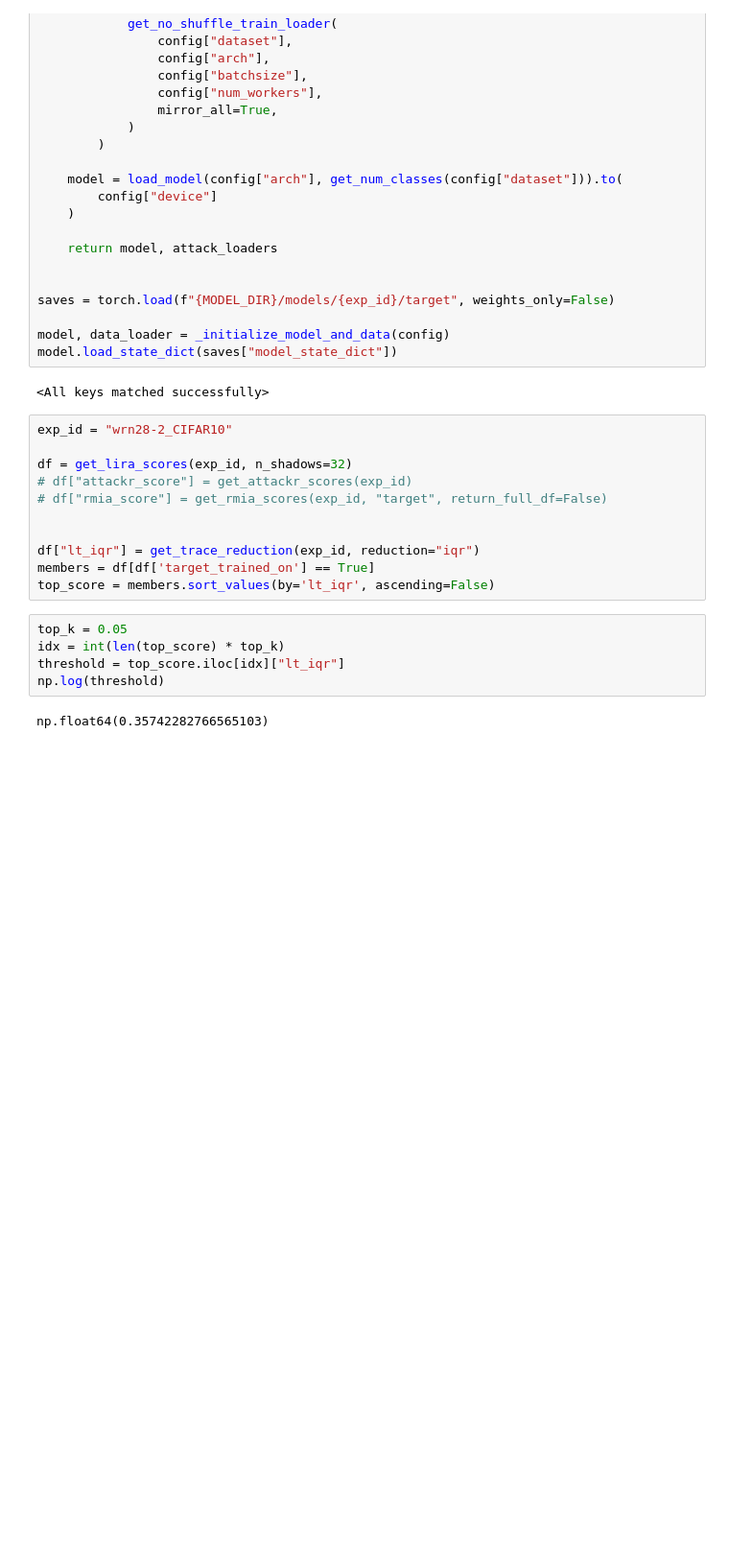
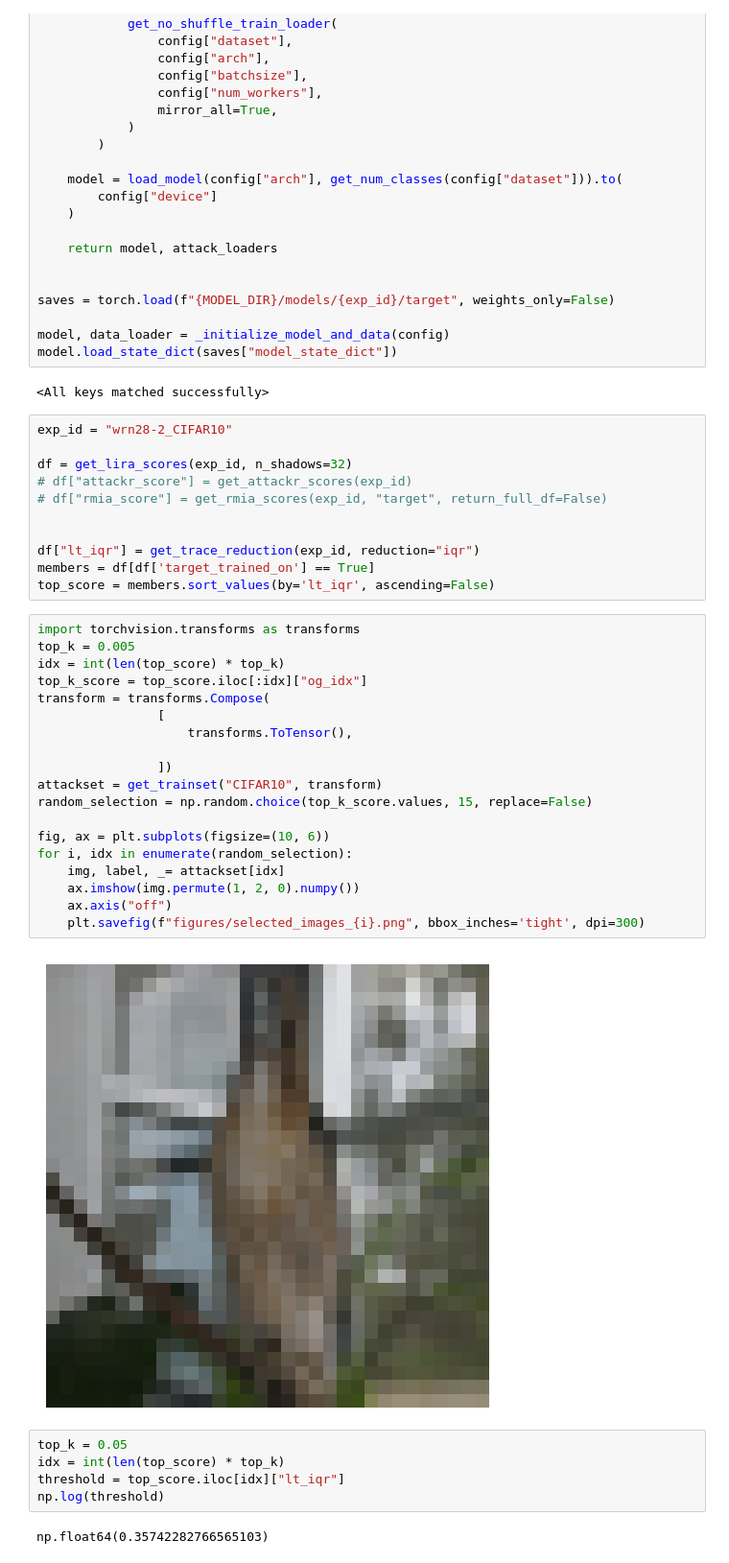
Before and after one commit to varshb/loss-traces-defenses, a Jupyter notebook: notebooks/privacy_onion.ipynb, the cells around one changed output. Shown: that part at 96% size. Saved outputs shown, nothing was run; the diff lists cells and outputs as text; blank space fills up the shorter version.

```diff
--- a/notebooks/privacy_onion.ipynb
+++ b/notebooks/privacy_onion.ipynb
@@ -98,6 +100,27 @@ df = get_lira_scores(exp_id, n_shadows=32)
 df["lt_iqr"] = get_trace_reduction(exp_id, reduction="iqr")
 members = df[df['target_trained_on'] == True]
 top_score = members.sort_values(by='lt_iqr', ascending=False)
+# %%
+import torchvision.transforms as transforms
+top_k = 0.005
+idx = int(len(top_score) * top_k)
+top_k_score = top_score.iloc[:idx]["og_idx"]
+transform = transforms.Compose(
+                [
+                    transforms.ToTensor(),
+
+                ])
+attackset = get_trainset("CIFAR10", transform)
+random_selection = np.random.choice(top_k_score.values, 15, replace=False)
+
+fig, ax = plt.subplots(figsize=(10, 6))
+for i, idx in enumerate(random_selection):
+    img, label, _= attackset[idx]
+    ax.imshow(img.permute(1, 2, 0).numpy())
+    ax.axis("off")
+    plt.savefig(f"figures/selected_images_{i}.png", bbox_inches='tight', dpi=300)
+# %% [output]
+[figure, added]
 # %%
 top_k = 0.05
 idx = int(len(top_score) * top_k)
```
Also changed, not shown: parts of 1 cell of this notebook, 6 other files.
